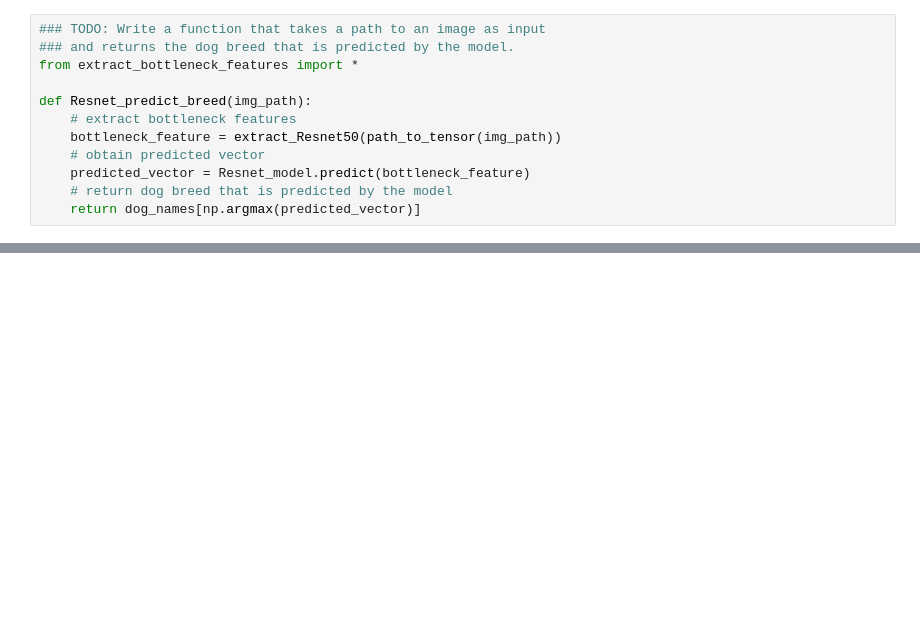
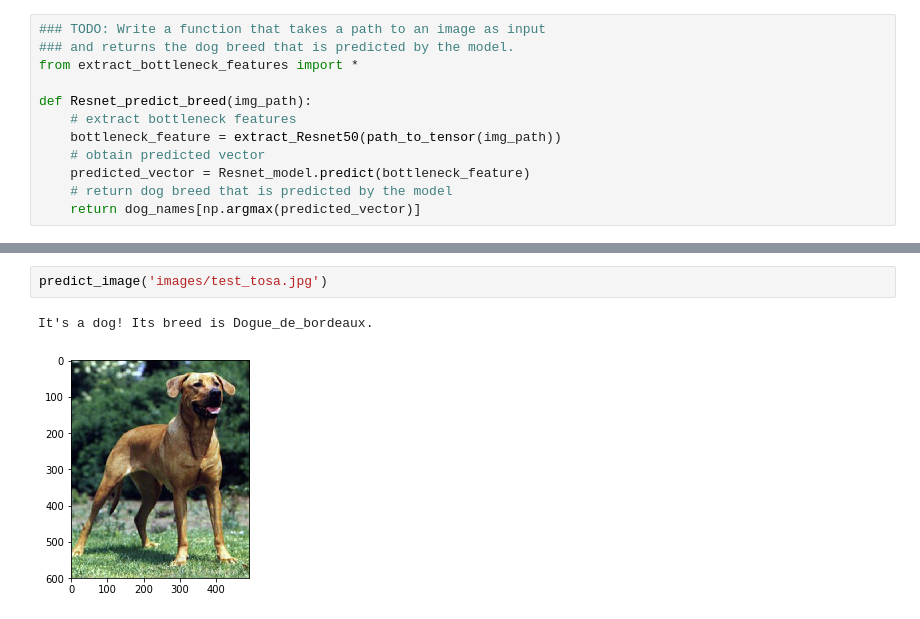
Before and after one commit to thirupathipattipaka/dog-project, a Jupyter notebook: dog_app.ipynb, the cells around one changed output, grey strips where cells are left out. Cells and saved outputs as stored; diff of their text form; blank space fills up the shorter version.

```diff
--- a/dog_app.ipynb
+++ b/dog_app.ipynb
@@ -760,0 +839,5 @@ __Answer:__
+# %%
+predict_image('images/test_tosa.jpg')
+# %% [output]
+It's a dog! Its breed is Dogue_de_bordeaux.
+[figure, added]
```
Also changed, not shown: parts of 14 cells of this notebook.
